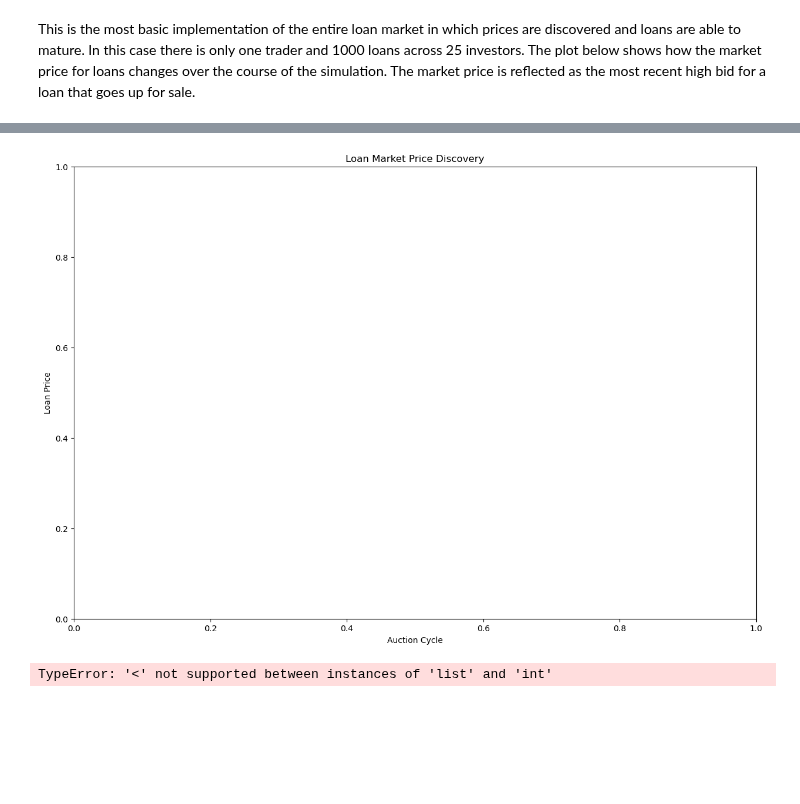
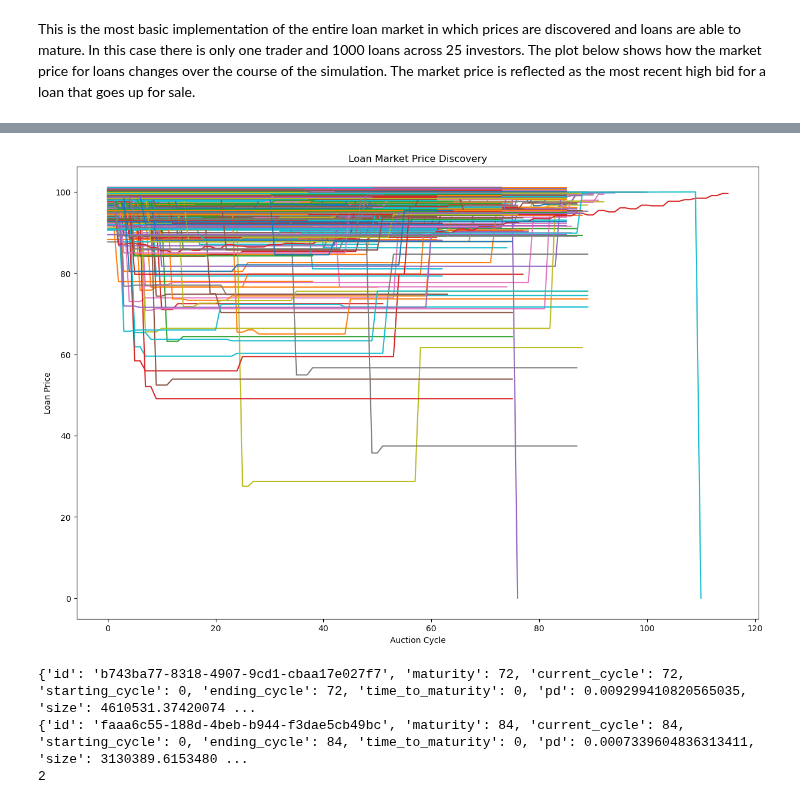
Before and after one commit to mithilpujar/capstone, a Jupyter notebook: Loan Trader Demonstration.ipynb, the cells around one changed output, grey strips where cells are left out. Drawn from its saved outputs; the diff is of its cells as text; code cells hidden in the pictures; blank space fills up the shorter version.

Commit message:
Added streamlit and cleaned a bit of the Market Class

```diff
--- a/Loan Trader Demonstration.ipynb
+++ b/Loan Trader Demonstration.ipynb
@@ -19,7 +19,7 @@ num_investors = 10
 
 
 # setting up a universe of loans and investors and randomly allocating them
-loans_list = [Loan.Loan() for _ in range(num_loans)]
+loans_list = [Loan.LoanObj() for _ in range(num_loans)]
 investors_list = [LoanInvestor.LoanInvestor() for _ in range(num_investors)]
 trader = LoanTrader.LoanTrader()
 
@@ -32,7 +32,7 @@ for investor in investors_list:
 trader.add_investors(investors_list)
 
 loans_for_sale = [loan for loan in loans_list if loan.current_owner == "no owner"]
-loans_for_sale.extend([Loan.Loan() for _ in range(1)])
+loans_for_sale.extend([Loan.LoanObj() for _ in range(1)])
 
 trader.update_loans_for_sale(loans_for_sale)
 # %%
@@ -86,7 +88,7 @@ trader = LoanTrader.LoanTrader(max_investors=500)
 
 
 # setting up a universe of loans and investors and randomly allocating them
-loans_list = [Loan.Loan() for _ in range(num_loans)]
+loans_list = [Loan.LoanObj() for _ in range(num_loans)]
 investors_list = [LoanInvestor.LoanInvestor() for _ in range(num_investors)]
 
 # randomly allocating loans to investors
@@ -122,7 +124,7 @@ trader = LoanTrader.LoanTrader(max_investors=500)
 
 
 # setting up a universe of loans and investors and randomly allocating them
-loans_list = [Loan.Loan() for _ in range(num_loans)]
+loans_list = [Loan.LoanObj() for _ in range(num_loans)]
 investors_list = [LoanInvestor.LoanInvestor() for _ in range(num_investors)]
 
 # randomly allocating loans to investors
@@ -162,7 +164,7 @@ num_investors = 25
 trader = LoanTrader.LoanTrader(max_investors=500)
 
 # setting up a universe of loans and investors and randomly allocating them
-loans_list = [Loan.Loan() for _ in range(num_loans)]
+loans_list = [Loan.LoanObj() for _ in range(num_loans)]
 investors_list = [LoanInvestor.LoanInvestor() for _ in range(num_investors)]
 
 # randomly allocating loans to investors
@@ -185,7 +187,7 @@ plt.figure(figsize=(15, 10))
 
 # plotting each loans market price history
 for loan in loans_list:
-    print(loan.market_price_history)
+    plt.plot(loan.market_price_history)
 
 plt.title("Loan Market Price Discovery")
 plt.xlabel("Auction Cycle")
@@ -212,4 +197,4 @@ plt.show()
-[figure, old version]
+[figure, new version]
 # %%
 # Getting info for the longest lasting loans that haven't matured
 maturity = []
@@ -221,7 +206,9 @@ for Loan in loans_list:
 
 print(iterator)
 # %% [output]
-TypeError: '<' not supported between instances of 'list' and 'int'
+{'id': 'b743ba77-8318-4907-9cd1-cbaa17e027f7', 'maturity': 72, 'current_cycle': 72, 'starting_cycle': 0, 'ending_cycle': 72, 'time_to_maturity': 0, 'pd': 0.009299410820565035, 'size': 4610531.37420074 ...
+{'id': 'faaa6c55-188d-4beb-b944-f3dae5cb49bc', 'maturity': 84, 'current_cycle': 84, 'starting_cycle': 0, 'ending_cycle': 84, 'time_to_maturity': 0, 'pd': 0.0007339604836313411, 'size': 3130389.6153480 ...
+2
 # %%
 # Generating a plot similar to the above but for sale price history
 
```
Also changed, not shown: parts of 7 cells of this notebook, 3 other files.
